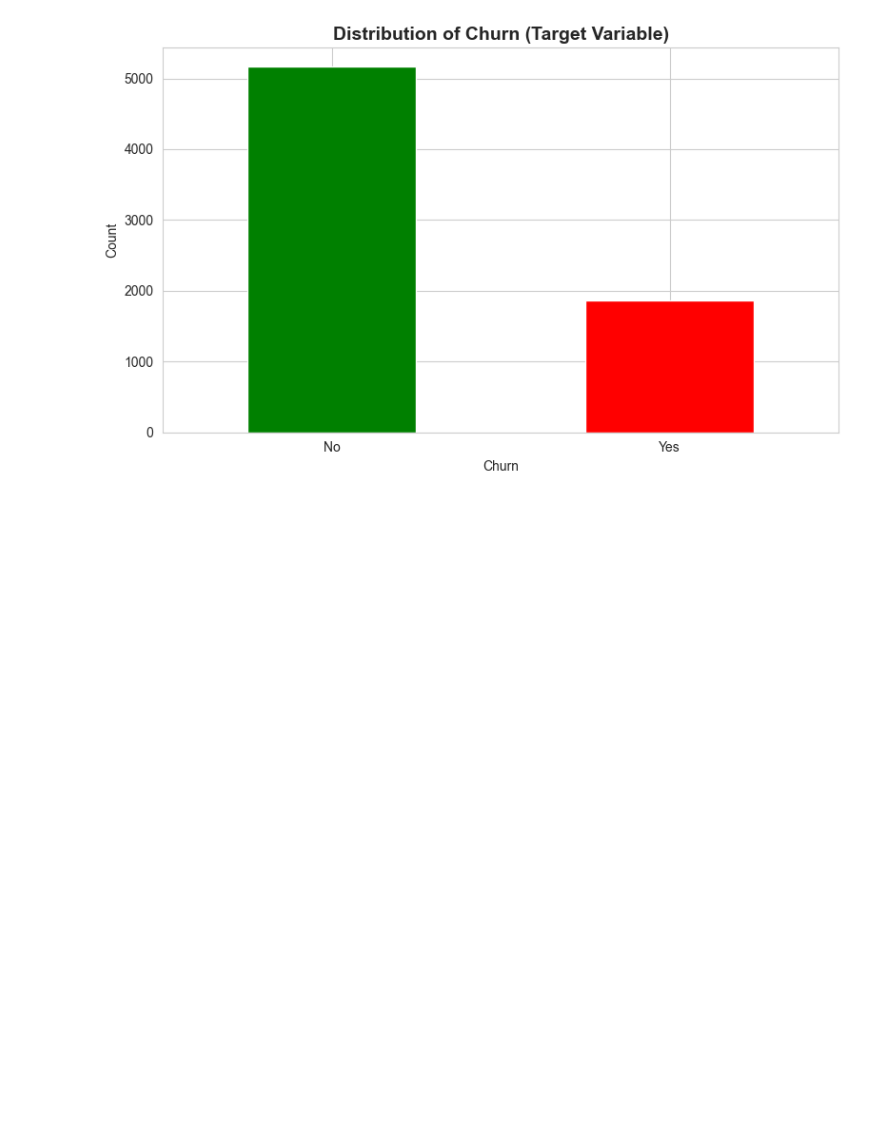
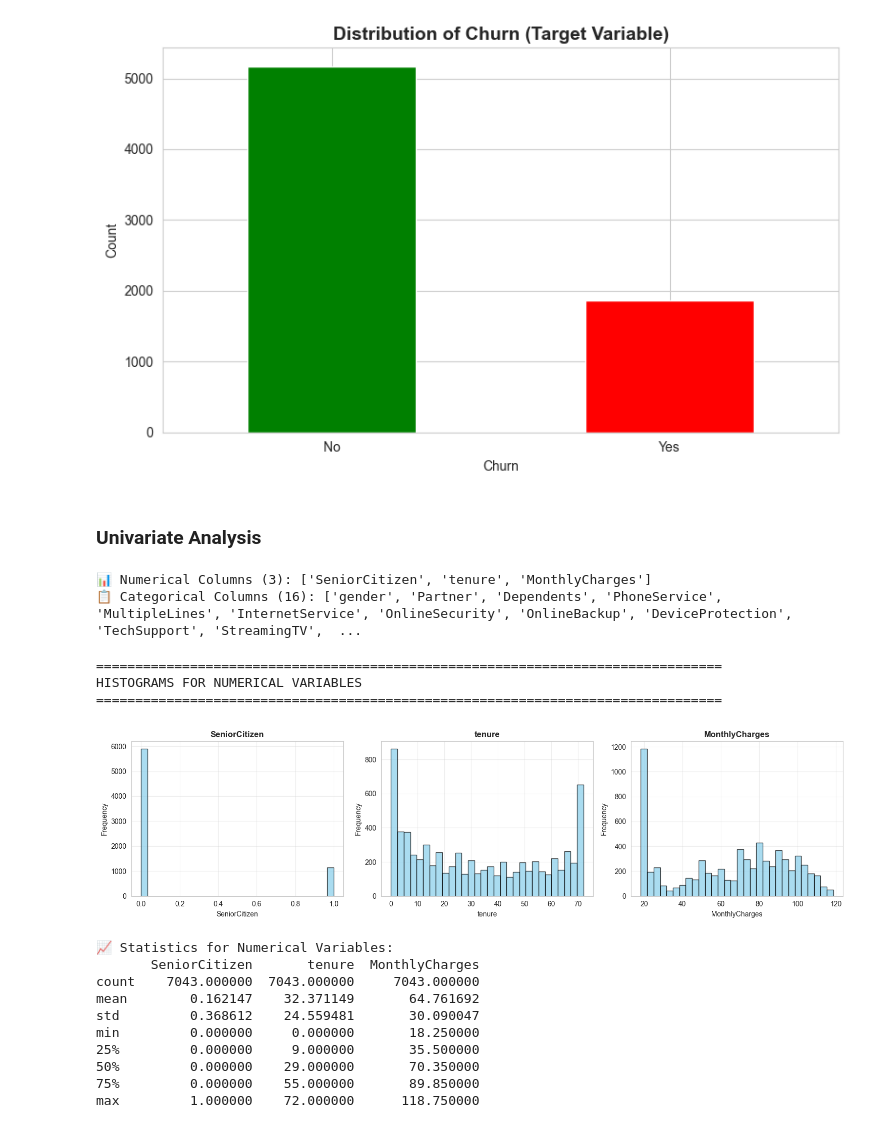
Before and after one commit to mahbodkhaleti/ML_Project, a Jupyter notebook: project.ipynb, the cells around one changed output. Drawn from its saved outputs; the diff is of its cells as text; code cells hidden in the pictures; blank space fills up the shorter version.

Commit message:
implemented Univariate Analysis

```diff
--- a/project.ipynb
+++ b/project.ipynb
@@ -199,3 +199,61 @@ No     0.73463
 Yes    0.26537
 Name: proportion, dtype: float64
 [figure]
+# %% [markdown]
+### Univariate Analysis
+# %%
+# Identify numerical and categorical columns
+numerical_cols = df.select_dtypes(include=['int64', 'float64']).columns.tolist()
+categorical_cols = df.select_dtypes(include=['object']).columns.tolist()
+
+# Remove target variable and customerID from lists if present
+if 'Churn' in categorical_cols:
+    categorical_cols.remove('Churn')
+if 'customerID' in categorical_cols:
+    categorical_cols.remove('customerID')
+if 'customerID' in numerical_cols:
+    numerical_cols.remove('customerID')
+
+print(f"📊 Numerical Columns ({len(numerical_cols)}): {numerical_cols}")
+print(f"📋 Categorical Columns ({len(categorical_cols)}): {categorical_cols}")
+# %% [output]
+📊 Numerical Columns (3): ['SeniorCitizen', 'tenure', 'MonthlyCharges']
+📋 Categorical Columns (16): ['gender', 'Partner', 'Dependents', 'PhoneService', 'MultipleLines', 'InternetService', 'OnlineSecurity', 'OnlineBackup', 'DeviceProtection', 'TechSupport', 'StreamingTV',  ...
+# %%
+# Histograms for Numerical Variables
+print("="*80)
+print("HISTOGRAMS FOR NUMERICAL VARIABLES")
+print("="*80)
+
+fig, axes = plt.subplots(1, len(numerical_cols), figsize=(15, 4))
+if len(numerical_cols) == 1:
+    axes = [axes]
+
+for idx, col in enumerate(numerical_cols):
+    axes[idx].hist(df[col].dropna(), bins=30, edgecolor='black', alpha=0.7, color='skyblue')
+    axes[idx].set_title(f'{col}', fontsize=12, fontweight='bold')
+    axes[idx].set_xlabel(col)
+    axes[idx].set_ylabel('Frequency')
+    axes[idx].grid(alpha=0.3)
+
+plt.tight_layout()
+plt.show()
+
+# Display statistics for numerical variables
+print("\n📈 Statistics for Numerical Variables:")
+print(df[numerical_cols].describe())
+# %% [output]
+================================================================================
+HISTOGRAMS FOR NUMERICAL VARIABLES
+================================================================================
+[figure, added]
+📈 Statistics for Numerical Variables:
+       SeniorCitizen       tenure  MonthlyCharges
+count    7043.000000  7043.000000     7043.000000
+mean        0.162147    32.371149       64.761692
+std         0.368612    24.559481       30.090047
+min         0.000000     0.000000       18.250000
+25%         0.000000     9.000000       35.500000
+50%         0.000000    29.000000       70.350000
+75%         0.000000    55.000000       89.850000
+max         1.000000    72.000000      118.750000
```
Also changed, not shown: parts of 1 cell of this notebook.
